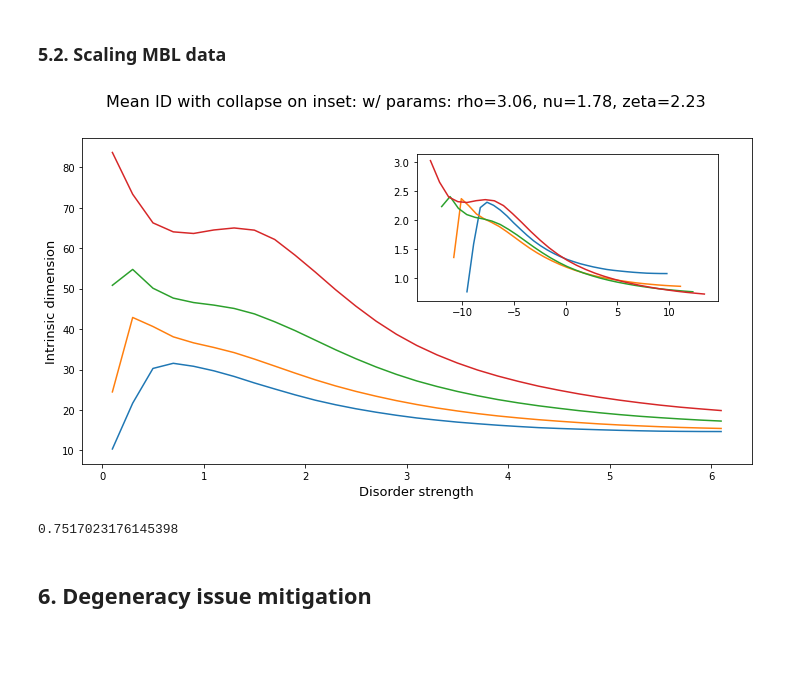
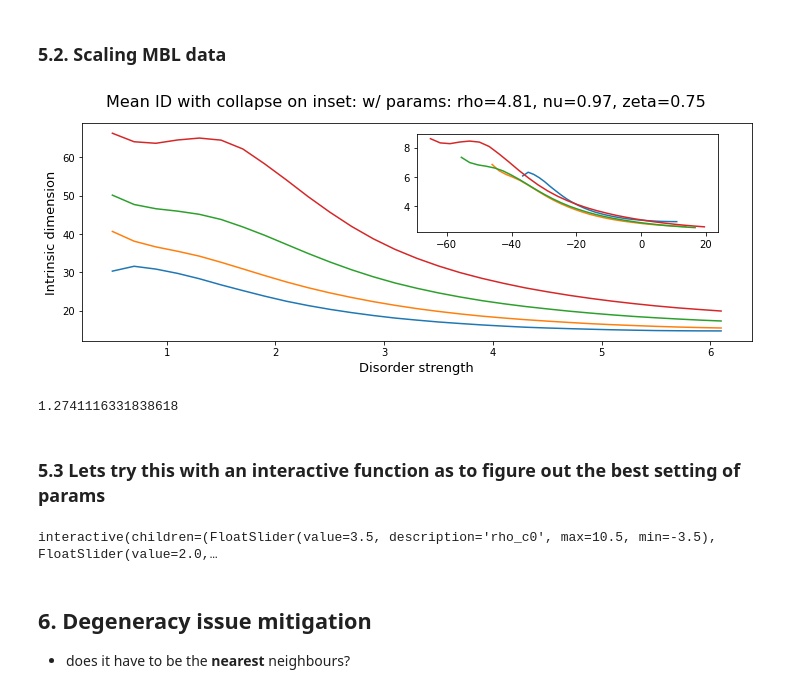
Before and after one commit to condensedAI/mbl-intrinsicdimension, a Jupyter notebook: IDMBL.ipynb, the cells around one changed output. Cells and saved outputs as stored; diff of their text form; code cells hidden in the pictures; blank space fills up the shorter version.

```diff
--- a/IDMBL.ipynb
+++ b/IDMBL.ipynb
@@ -122,17 +128,18 @@ da = dy
 # run autoscale
 res = fssa.autoscale(l=l, rho=rho, a=a, da=da, rho_c0=0.9, nu0=2.0, zeta0=0.0)
 
-plt.figure()
+fig , ax = plt.subplots(1,2)
+
 for index, L in enumerate(l):
-    plt.plot(rho, y[index])
+    ax[0].plot(rho, y[index])
 
 scaled = fssa.scaledata(l=l, rho=rho, a=a, da=da, rho_c=res['rho'], nu=res['nu'], zeta=res['zeta'])
 X = scaled[0]
 Y = scaled[1]
-plt.figure()
 for index, L in enumerate(l):
-    plt.plot(X[index], Y[index])
+    ax[1].plot(X[index], Y[index])
 
 
-fssa.quality(X,Y,da)
+quality = fssa.quality(X,Y,da)
+print('quality:', quality, '... dunno what this means?')
 # %% [output]
@@ -154,36 +161,42 @@ l = [8,10,12,14]
 ws = np.linspace(0.1,6.1, 31)
 
 a = open_means()
+
+skip_initial = 2
+a = a[:,skip_initial:]
+ws = ws[skip_initial:]
 da = a / 100
 
 res = fssa.autoscale(l=l, rho=ws, a=a, da=da, rho_c0=3.5, nu0=2., zeta0=2.)
 
-fig, ax = plt.subplots(figsize=(12,6))
+fig, ax = plt.subplots(figsize=(12,4))
 
 
 for index, L in enumerate(l):
     ax.plot(ws, a[index])
 
 ax.set_xlabel('Disorder strength', fontsize=13)
 ax.set_ylabel('Intrinsic dimension', fontsize=13)
 axin = ax.inset_axes([0.5, 0.5, 0.45, 0.45])
 
 #print(res)
 scaled = fssa.scaledata(l=l, rho=ws, a=a, da=da, rho_c=res['rho'], nu=res['nu'], zeta=res['zeta'])
 X = scaled[0]
 Y = scaled[1]
 #plt.figure()
 for index, L in enumerate(l):
     axin.plot(X[index], Y[index])
 
 quality = fssa.quality(X,Y,da)
 fig.suptitle('Mean ID with collapse on inset: w/ params: rho={}, nu={}, zeta={}'. format(round(res['rho'],2),
                                                                                round(res['nu'],2),
                                                                                 round(res['zeta'],2)),
             fontsize=16)
 
 plt.show()
 print(quality)
 # %% [output]
-[figure, old version]
+[figure, new version]
-0.7517023176145398
+1.2741116331838618
+# %% [markdown]
+### 5.3 Lets try this with an interactive function as to figure out the best setting of params
@@ -190,2 +245,7 @@ print(quality)
+# %%
+interact(scale_collapse,rho_c0=3.5, nu0=2., zeta0=2., skip_initial = 2, drop_ls = 0);
+# %% [output]
+interactive(children=(FloatSlider(value=3.5, description='rho_c0', max=10.5, min=-3.5), FloatSlider(value=2.0,…
 # %% [markdown]
 ## 6. Degeneracy issue mitigation
+* does it have to be the **nearest** neighbours?
```
Also changed, not shown: parts of 7 cells of this notebook.
